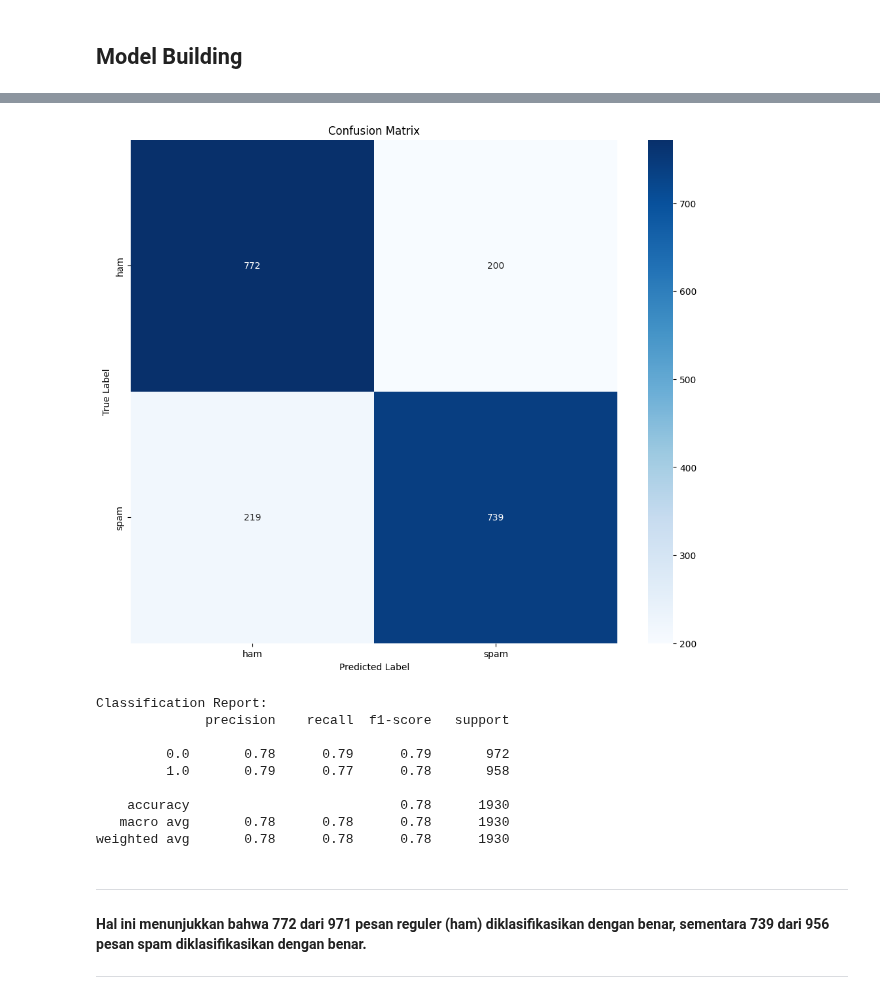
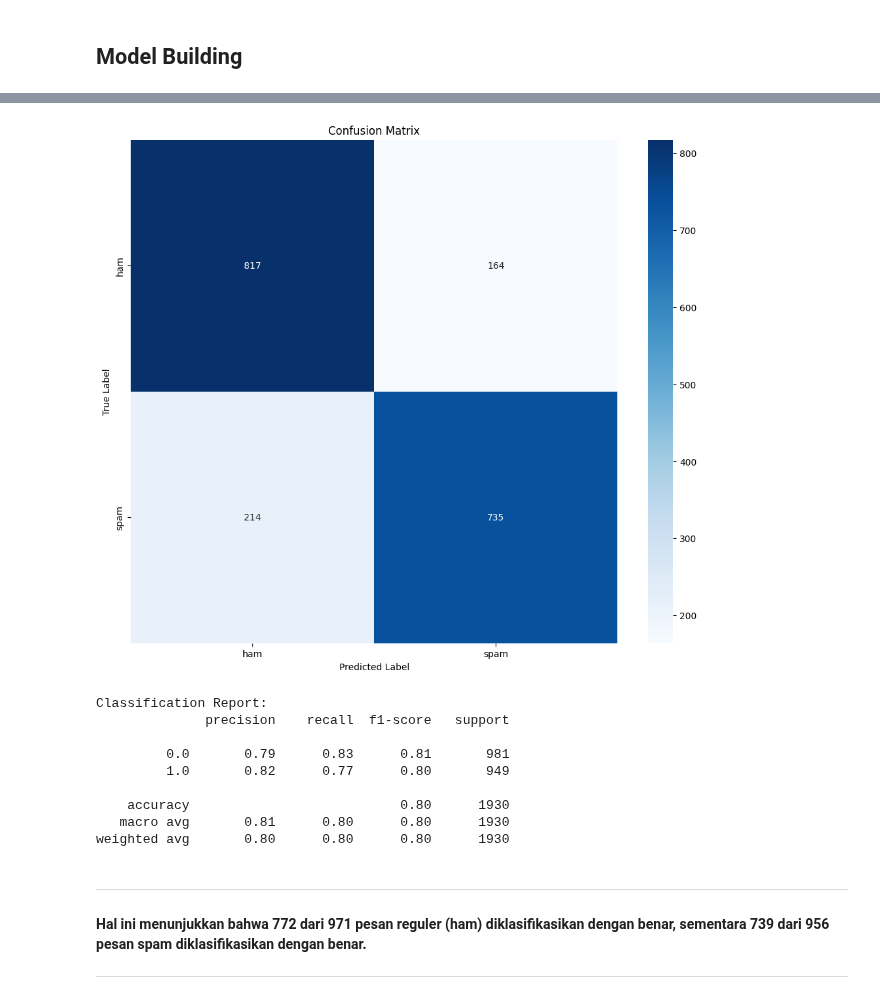
Before and after one commit to AnggaDS01/Python, a Jupyter notebook: Machine-Learning/Documentations/Natural-Language-Processing/Essential-of-NLP/2. data-collection-and-labeling.ipynb, the cells around one changed output, grey strips where cells are left out. Cells and saved outputs as stored; diff of their text form; code cells hidden in the pictures.

```diff
--- a/Machine-Learning/Documentations/Natural-Language-Processing/Essential-of-NLP/2. data-collection-and-labeling.ipynb
+++ b/Machine-Learning/Documentations/Natural-Language-Processing/Essential-of-NLP/2. data-collection-and-labeling.ipynb
@@ -72,7 +84,7 @@ with open(file_path, 'r') as file:
 'ham\tU dun say so early hor... U c already then say...'
 "ham\tNah I don't think he goes to usf, he lives around here though"
 # %%
-df = pd.read_csv(file_path, sep='\t', names=['label', 'message'])
+df = pd.read_csv(DATASET_PATH, sep='\t', names=['label', 'message'])
 # %%
 df[:5]
 # %% [output]
@@ -238,7 +249,7 @@ label: 0 --> ham
 data: [0.02684564 0.         1.        ]
 label: 1 --> spam
 # %%
-splitter = DatasetSplitter(batch_size=32, train_split=0.8)
+splitter = DatasetSplitter(batch_size=BATCH_SIZE, train_split=TRAIN_PROPORTION)
 # %%
 SMSSpamCollection_tf_data_train, SMSSpamCollection_tf_data_valid = splitter.split_and_prepare(SMSSpamCollection_tf_data_cached)
 # %% [output]
@@ -318,0 +270,9 @@ Epoch 30/30
+# %%
+my_model=SpamLDetectionModel(
+    input_shape=INPUT_SHAPE,
+    num_classes=NUM_LABEL,
+    optimizer=OPTIMIZER,
+    loss=LOSS,
+    metrics=METRICS
+)
+my_model.model.summary()
@@ -318,0 +293,16 @@ Epoch 30/30
+# %%
+checkpoint_callback = tf.keras.callbacks.ModelCheckpoint(
+    filepath=MODEL_PATH,  # Path untuk menyimpan model
+    monitor='val_loss',  # Metrik yang dipantau
+    save_best_only=True,  # Hanya menyimpan model terbaik
+    save_weights_only=False,  # Menyimpan seluruh model (bukan hanya bobotnya)
+    mode='min',  # Mode untuk memantau metrik (min untuk loss)
+    verbose=1,
+)
+
+history = my_model.train(
+    SMSSpamCollection_tf_data_train,
+    validation_data=SMSSpamCollection_tf_data_valid,
+    epochs=30,
+    callbacks=[checkpoint_callback]
+)
@@ -326,16 +334,16 @@ Evaluation on validation data (loaded model): [0.4575423300266266, 0.77202069759
 # %%
-evaluate_model(model, SMSSpamCollection_tf_data_valid, lb.classes_)
+evaluate_model(my_model.model, SMSSpamCollection_tf_data_valid, lb.classes_)
 # %% [output]
-[figure, old version]
+[figure, new version]
 Classification Report:
               precision    recall  f1-score   support
 
-         0.0       0.78      0.79      0.79       972
-         1.0       0.79      0.77      0.78       958
+         0.0       0.79      0.83      0.81       981
+         1.0       0.82      0.77      0.80       949
 
-    accuracy                           0.78      1930
-   macro avg       0.78      0.78      0.78      1930
-weighted avg       0.78      0.78      0.78      1930
+    accuracy                           0.80      1930
+   macro avg       0.81      0.80      0.80      1930
+weighted avg       0.80      0.80      0.80      1930
 # %% [markdown]
 ---
 #### Hal ini menunjukkan bahwa 772 dari 971 pesan reguler (ham) diklasifikasikan dengan benar, sementara 739 dari 956 pesan spam diklasifikasikan dengan benar.
```
Also changed, not shown: parts of 9 cells of this notebook, 6 other files.
